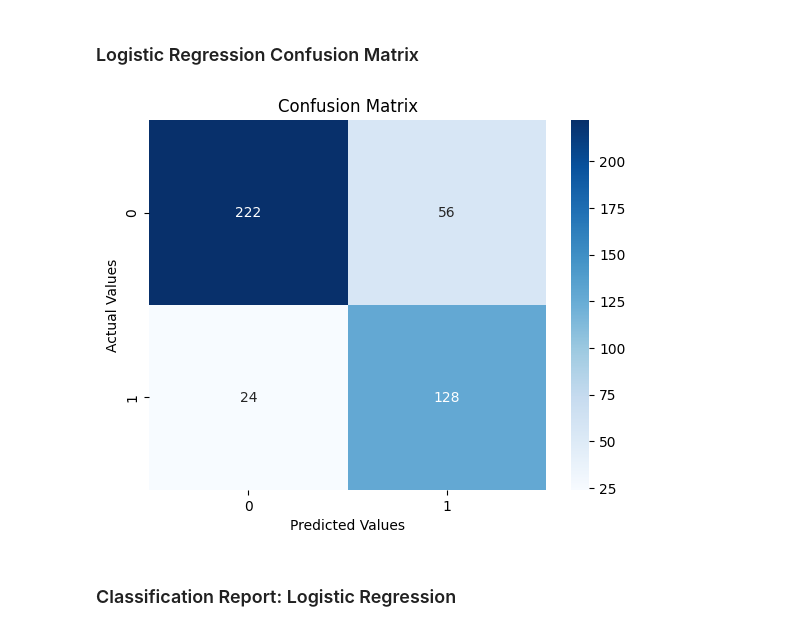
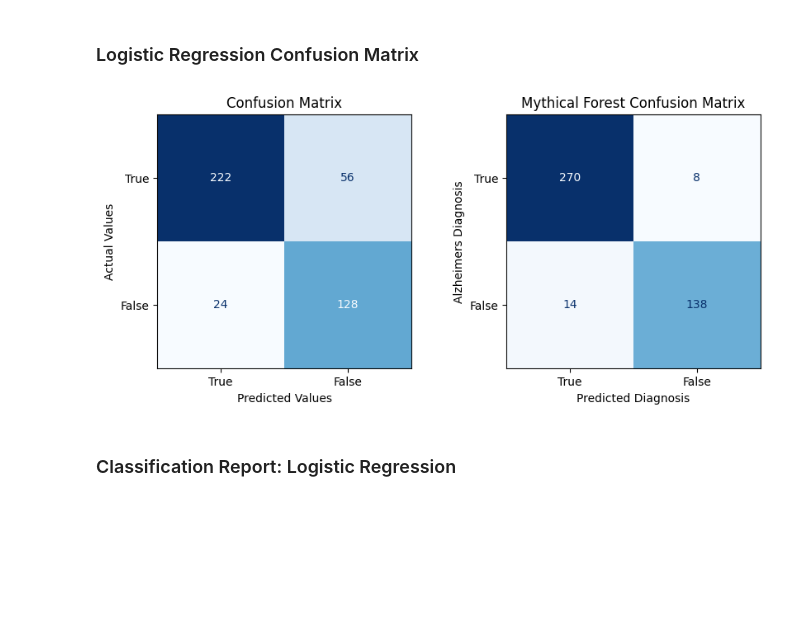
Before and after one commit to Spakshots/NeuroCurve, a Jupyter notebook: NeuroPy/visualization.ipynb, the cells around one changed output. Cells and saved outputs as stored; diff of their text form; code cells hidden in the pictures; blank space fills up the shorter version.

Commit message:
Made Confusion Matrices plot side-by-side

```diff
--- a/NeuroPy/visualization.ipynb
+++ b/NeuroPy/visualization.ipynb
@@ -115,14 +115,30 @@ Accuracy: 94.88%
 # %% [markdown]
 ### Logistic Regression Confusion Matrix
 # %%
+figs, axes = plt.subplots(1, 2, figsize=(10,4))
+
+
 cm = confusion_matrix(y_test, y_pred)
-sns.heatmap(cm, annot=True, fmt="d", cmap="Blues")
-plt.title("Confusion Matrix")
-plt.ylabel("Actual Values")
-plt.xlabel("Predicted Values")
+#sns.heatmap(cm, annot=True, fmt="d", cmap="Blues")
+disp1 = ConfusionMatrixDisplay(cm, display_labels=["True", "False"])
+disp1.plot(ax=axes[0], colorbar=False, cmap="Blues")
+axes[0].set_title("Logistic Regression")
+axes[0].set_title("Confusion Matrix")
+axes[0].set_ylabel("Actual Values")
+axes[0].set_xlabel("Predicted Values")
+
+cm1 = confusion_matrix(y_test, y_pred_forest)
+disp2 = ConfusionMatrixDisplay(cm1, display_labels=["True", "False"])
+disp2.plot(ax=axes[1], colorbar=False, cmap="Blues")
+axes[1].set_title("Mythical Forest")
+cm1 = confusion_matrix(y_test, y_pred_forest)
+#sns.heatmap(axes[1], annot=True, fmt="d", cmap="Blues")
+axes[1].set_title("Mythical Forest Confusion Matrix")
+axes[1].set_ylabel("Alzheimers Diagnosis")
+axes[1].set_xlabel("Predicted Diagnosis")
 plt.show()
 # %% [output]
-[figure, old version]
+[figure, new version]
 # %% [markdown]
 ### Classification Report: Logistic Regression
 # %%
```
Also changed, not shown: parts of 4 cells of this notebook.
